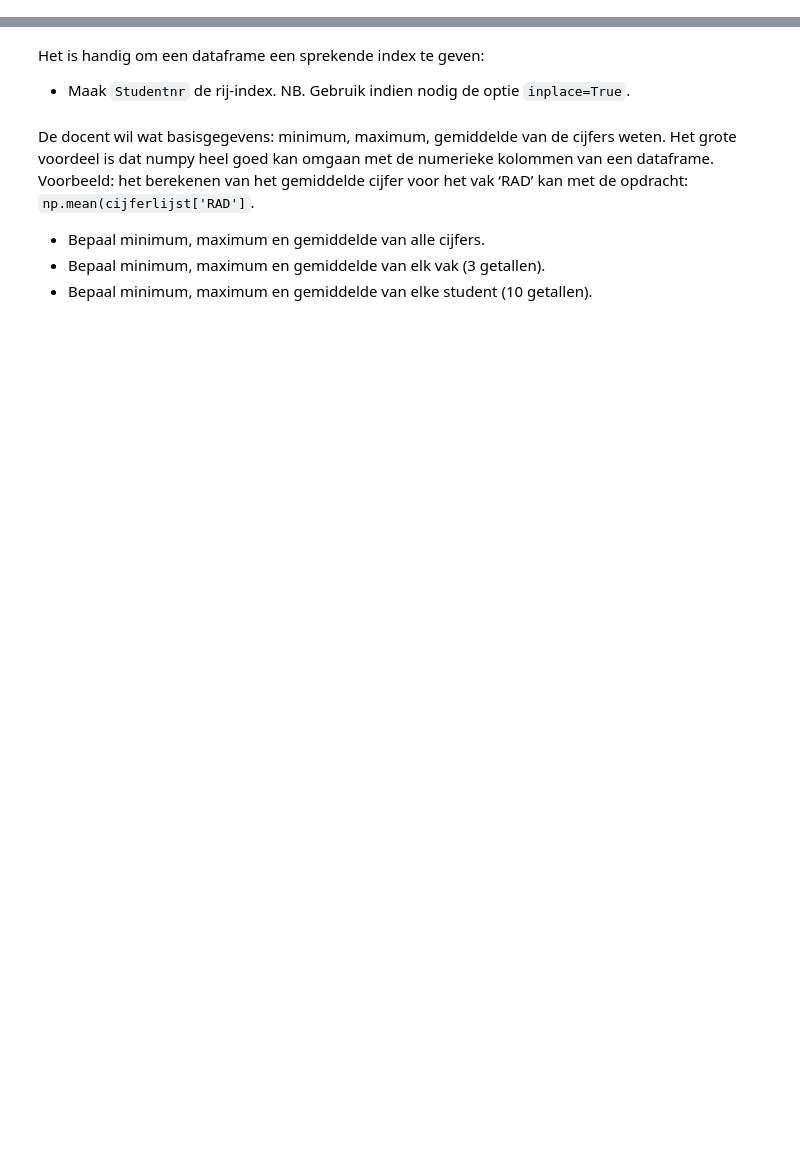
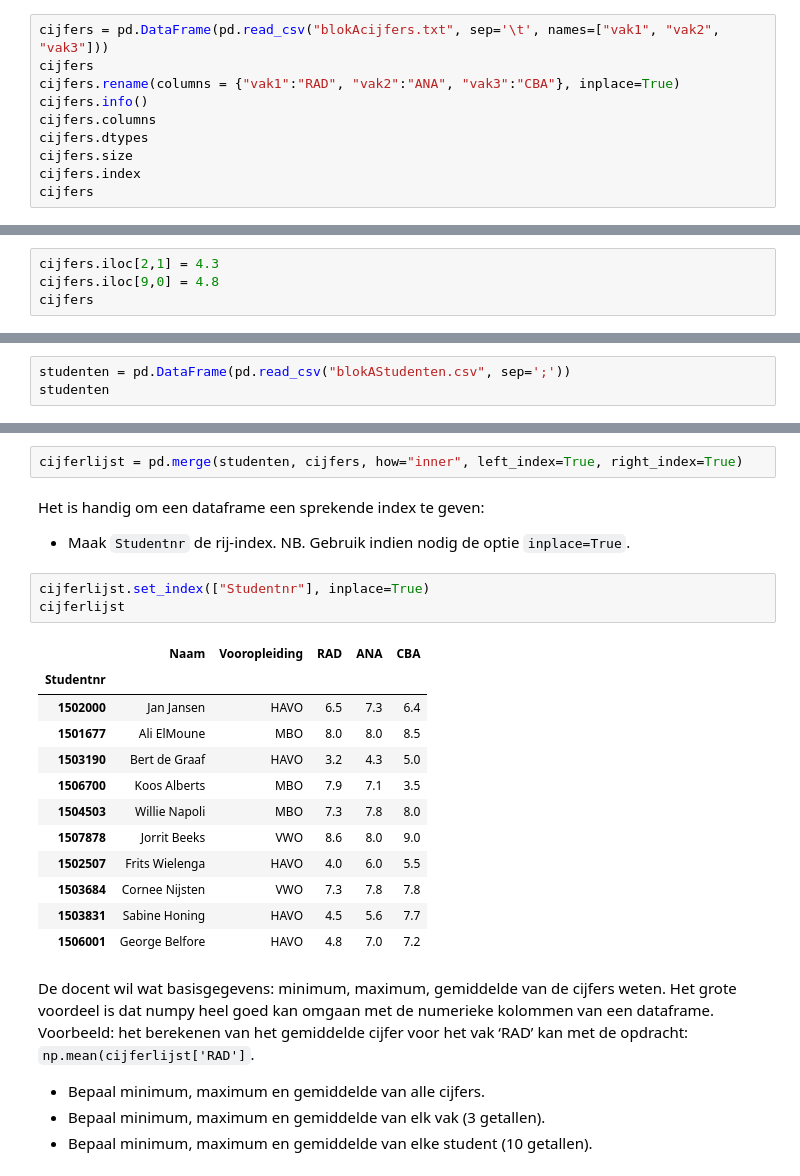
Before and after one commit to Kees-Schoon/CM2024, a Jupyter notebook: CM03_pandas/CM_Pandas_opdrachten.ipynb, the cells around one changed output, grey strips where cells are left out. Drawn from its saved outputs; the diff is of its cells as text; blank space fills up the shorter version.

```diff
--- a/CM03_pandas/CM_Pandas_opdrachten.ipynb
+++ b/CM03_pandas/CM_Pandas_opdrachten.ipynb
@@ -207,3 +213,13 @@ De docent wil de gegevens in een Jupyter Notebook verwerken.
 -	Wijzig de kolomnrs in de vaknamen: vakken = ['RAD','ANA', CBA'].
 -	Toon de dataframe attributen.
 -	Toon de index gegevens.
+# %%
+cijfers = pd.DataFrame(pd.read_csv("blokAcijfers.txt", sep='\t', names=["vak1", "vak2", "vak3"]))
+cijfers
+cijfers.rename(columns = {"vak1":"RAD", "vak2":"ANA", "vak3":"CBA"}, inplace=True)
+cijfers.info()
+cijfers.columns
+cijfers.dtypes
+cijfers.size
+cijfers.index
+cijfers
@@ -212,3 +250,7 @@ De docent ziet dat er 2 cijfers fout zijn en wil deze corrigeren (NB. Elke regel
 -	 Wijzig de volgende cijfers
     *	vak-2, student-3  cijfer 4.0 moet 4.3 worden.
     *	vak-1, student-10, cijfer 5.0 moet 4.8 worden.
+# %%
+cijfers.iloc[2,1] = 4.3
+cijfers.iloc[9,0] = 4.8
+cijfers
@@ -216,3 +270,6 @@ De docent ziet dat er 2 cijfers fout zijn en wil deze corrigeren (NB. Elke regel
 De docent wil de studentgegevens ook aan het dataframe toevoegen.
 -	Lees tekstbestand: `blokAStudenten.csv` in, in een dataframe `studenten`. Let op dat je de juiste instellingen voor sep en header meegeeft.
 -	Laat zien dat de gegevens correct zijn ingelezen.
+# %%
+studenten = pd.DataFrame(pd.read_csv("blokAStudenten.csv", sep=';'))
+studenten
@@ -222,9 +291,27 @@ Nu gaan we ``studenten`` en ``cijfers`` samenvoegen tot een cijferslijst. We mog
     *	Je kunt hier een inner join gebruiken.
     *	Je kunt van beide zijden de index gebruiken .
 -	Laat zien dat de gegevens correct zijn samengevoegd tot één dataframe cijferlijst met de kolommen: `Studentnr`; `Naam`; `Vooropleiding`; `RAD`; `ANA`; en `CBA`.
+# %%
+cijferlijst = pd.merge(studenten, cijfers, how="inner", left_index=True, right_index=True)
 # %% [markdown]
 Het is handig om een dataframe een sprekende index te geven:
 -	Maak `Studentnr` de rij-index. NB. Gebruik indien nodig de optie `inplace=True`.
+# %%
+cijferlijst.set_index(["Studentnr"], inplace=True)
+cijferlijst
+# %% [output]
+|  | Naam | Vooropleiding | RAD | ANA | CBA |
+| Studentnr |  |  |  |  |  |
+| 1502000 | Jan Jansen | HAVO | 6.5 | 7.3 | 6.4 |
+| 1501677 | Ali ElMoune | MBO | 8.0 | 8.0 | 8.5 |
+| 1503190 | Bert de Graaf | HAVO | 3.2 | 4.3 | 5.0 |
+| 1506700 | Koos Alberts | MBO | 7.9 | 7.1 | 3.5 |
+| 1504503 | Willie Napoli | MBO | 7.3 | 7.8 | 8.0 |
+| 1507878 | Jorrit Beeks | VWO | 8.6 | 8.0 | 9.0 |
+| 1502507 | Frits Wielenga | HAVO | 4.0 | 6.0 | 5.5 |
+| 1503684 | Cornee Nijsten | VWO | 7.3 | 7.8 | 7.8 |
+| 1503831 | Sabine Honing | HAVO | 4.5 | 5.6 | 7.7 |
+| 1506001 | George Belfore | HAVO | 4.8 | 7.0 | 7.2 |
 # %% [markdown]
 De docent wil wat basisgegevens: minimum, maximum, gemiddelde van de cijfers weten. Het grote voordeel is dat numpy heel goed kan omgaan met de numerieke kolommen van een dataframe. Voorbeeld: het berekenen van het gemiddelde cijfer voor het vak ‘RAD’ kan met de opdracht: `np.mean(cijferlijst['RAD']`.
 -	Bepaal minimum, maximum en gemiddelde van alle cijfers.
```
Also changed, not shown: parts of 11 cells of this notebook.
